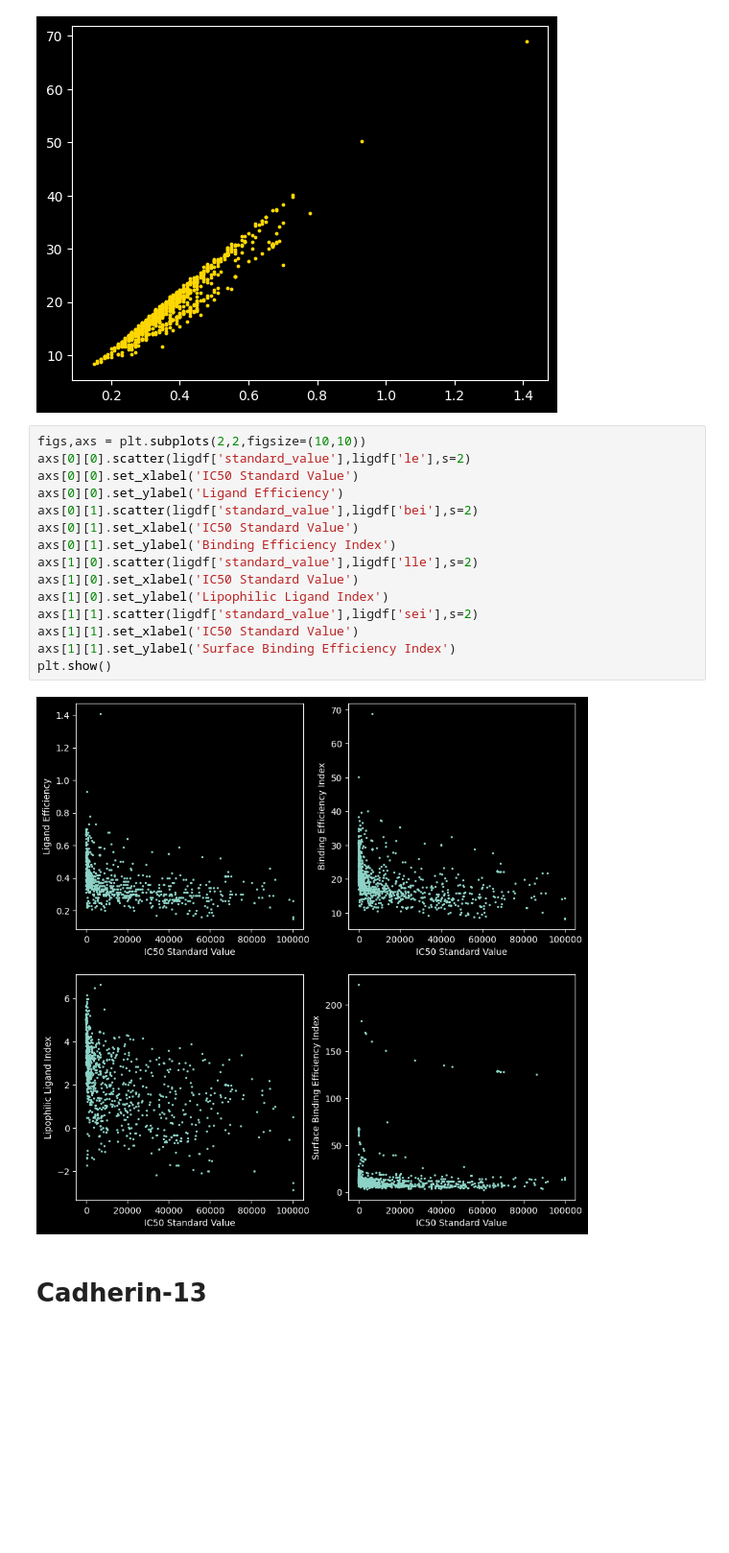
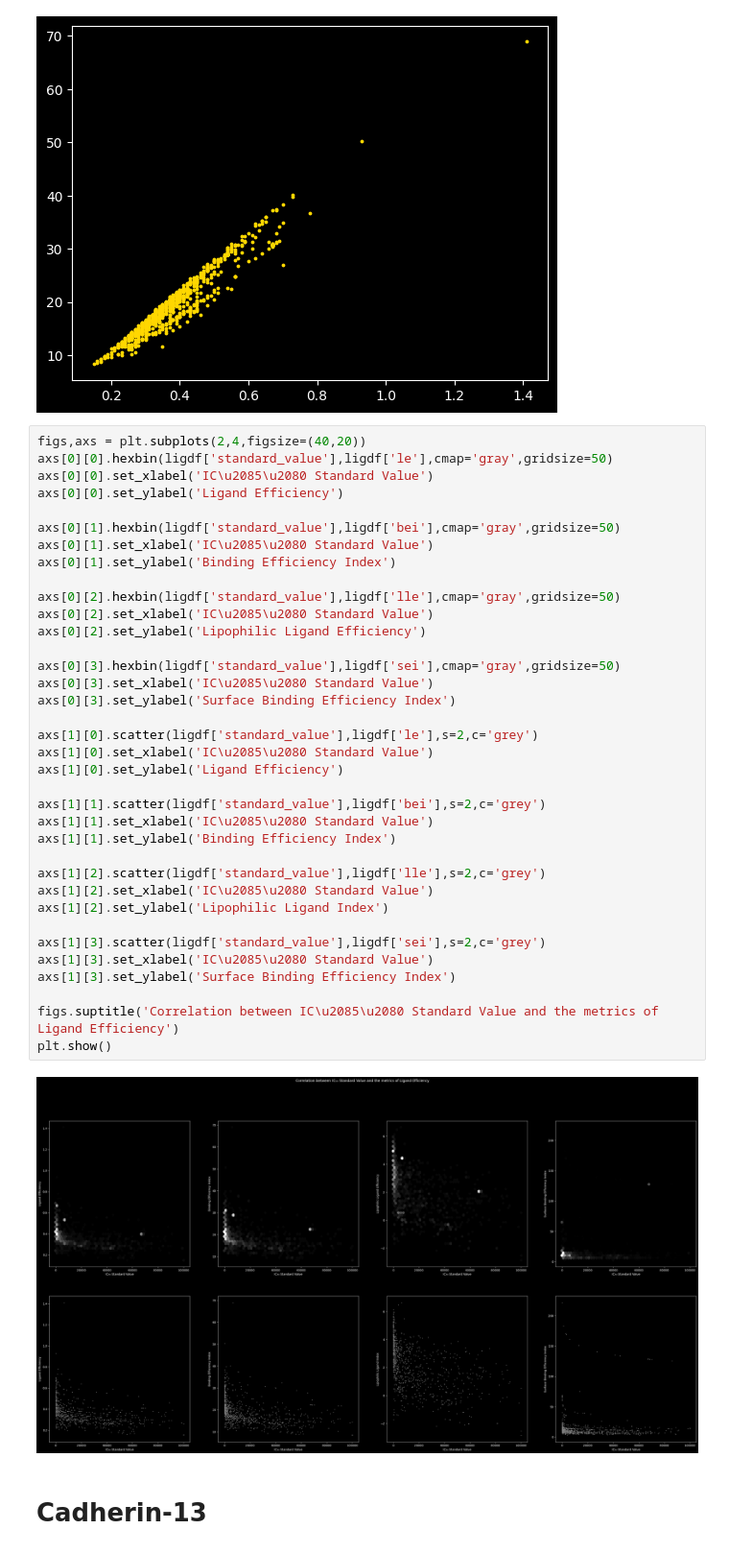
Before and after one commit to Diacod-I/BourneToKill, a Jupyter notebook: BioInfo.ipynb, the cells around one changed output. Shown at 96% size. Cells and saved outputs as stored; diff of their text form; blank space fills up the shorter version.

```diff
--- a/BioInfo.ipynb
+++ b/BioInfo.ipynb
@@ -406,21 +406,42 @@ plt.show()
 # %% [output]
 [figure]
 # %%
-figs,axs = plt.subplots(2,2,figsize=(10,10))
-axs[0][0].scatter(ligdf['standard_value'],ligdf['le'],s=2)
-axs[0][0].set_xlabel('IC50 Standard Value')
+figs,axs = plt.subplots(2,4,figsize=(40,20))
+axs[0][0].hexbin(ligdf['standard_value'],ligdf['le'],cmap='gray',gridsize=50)
+axs[0][0].set_xlabel('IC\u2085\u2080 Standard Value')
 axs[0][0].set_ylabel('Ligand Efficiency')
-axs[0][1].scatter(ligdf['standard_value'],ligdf['bei'],s=2)
-axs[0][1].set_xlabel('IC50 Standard Value')
+
+axs[0][1].hexbin(ligdf['standard_value'],ligdf['bei'],cmap='gray',gridsize=50)
+axs[0][1].set_xlabel('IC\u2085\u2080 Standard Value')
 axs[0][1].set_ylabel('Binding Efficiency Index')
-axs[1][0].scatter(ligdf['standard_value'],ligdf['lle'],s=2)
-axs[1][0].set_xlabel('IC50 Standard Value')
-axs[1][0].set_ylabel('Lipophilic Ligand Index')
-axs[1][1].scatter(ligdf['standard_value'],ligdf['sei'],s=2)
-axs[1][1].set_xlabel('IC50 Standard Value')
-axs[1][1].set_ylabel('Surface Binding Efficiency Index')
+
+axs[0][2].hexbin(ligdf['standard_value'],ligdf['lle'],cmap='gray',gridsize=50)
+axs[0][2].set_xlabel('IC\u2085\u2080 Standard Value')
+axs[0][2].set_ylabel('Lipophilic Ligand Efficiency')
+
+axs[0][3].hexbin(ligdf['standard_value'],ligdf['sei'],cmap='gray',gridsize=50)
+axs[0][3].set_xlabel('IC\u2085\u2080 Standard Value')
+axs[0][3].set_ylabel('Surface Binding Efficiency Index')
+
+axs[1][0].scatter(ligdf['standard_value'],ligdf['le'],s=2,c='grey')
+axs[1][0].set_xlabel('IC\u2085\u2080 Standard Value')
+axs[1][0].set_ylabel('Ligand Efficiency')
+
+axs[1][1].scatter(ligdf['standard_value'],ligdf['bei'],s=2,c='grey')
+axs[1][1].set_xlabel('IC\u2085\u2080 Standard Value')
+axs[1][1].set_ylabel('Binding Efficiency Index')
+
+axs[1][2].scatter(ligdf['standard_value'],ligdf['lle'],s=2,c='grey')
+axs[1][2].set_xlabel('IC\u2085\u2080 Standard Value')
+axs[1][2].set_ylabel('Lipophilic Ligand Index')
+
+axs[1][3].scatter(ligdf['standard_value'],ligdf['sei'],s=2,c='grey')
+axs[1][3].set_xlabel('IC\u2085\u2080 Standard Value')
+axs[1][3].set_ylabel('Surface Binding Efficiency Index')
+
+figs.suptitle('Correlation between IC\u2085\u2080 Standard Value and the metrics of Ligand Efficiency')
 plt.show()
 # %% [output]
-[figure, old version]
+[figure, new version]
 # %% [markdown]
 # Cadherin-13
```
